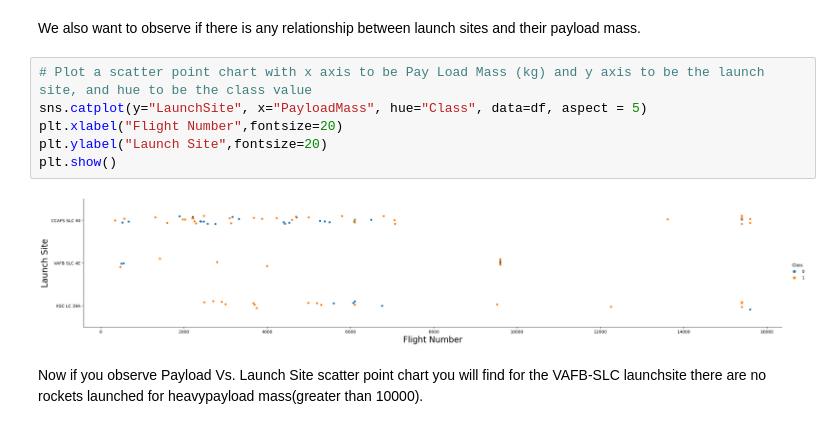
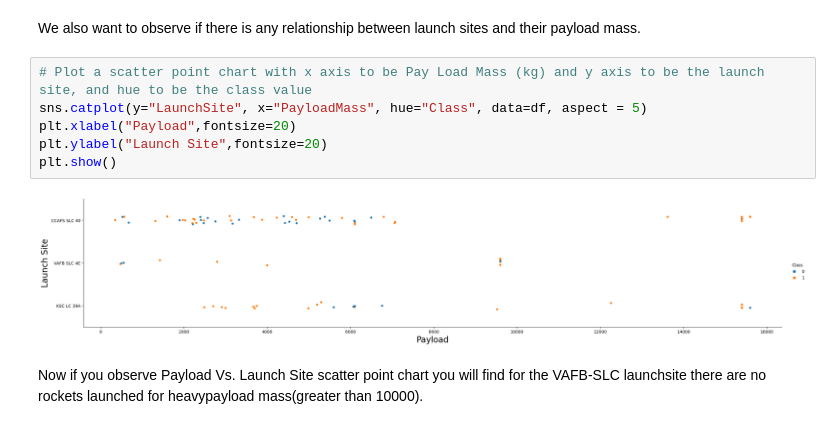
Before and after one commit to Hasansarwer/Applied-Data-Science-Capstone, a Jupyter notebook: jupyter-labs-eda-dataviz.ipynb, the cells around one changed output. Cells and saved outputs as stored; diff of their text form.

```diff
--- a/jupyter-labs-eda-dataviz.ipynb
+++ b/jupyter-labs-eda-dataviz.ipynb
@@ -100,11 +100,11 @@ We also want to observe if there is any relationship between launch sites and th
 # %%
 # Plot a scatter point chart with x axis to be Pay Load Mass (kg) and y axis to be the launch site, and hue to be the class value
 sns.catplot(y="LaunchSite", x="PayloadMass", hue="Class", data=df, aspect = 5)
-plt.xlabel("Flight Number",fontsize=20)
+plt.xlabel("Payload",fontsize=20)
 plt.ylabel("Launch Site",fontsize=20)
 plt.show()
 # %% [output]
-[figure, old version]
+[figure, new version]
 # %% [markdown]
 Now if you observe Payload Vs. Launch Site scatter point chart you will find for the VAFB-SLC  launchsite there are no  rockets  launched for  heavypayload mass(greater than 10000).
 # %% [markdown]
```
Also changed, not shown: parts of 4 cells of this notebook, 4 other files.
